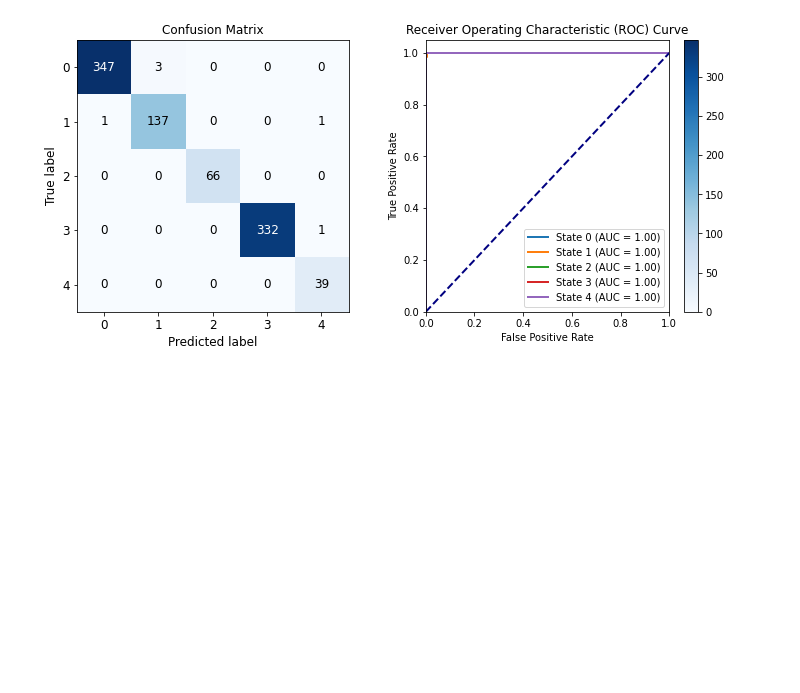
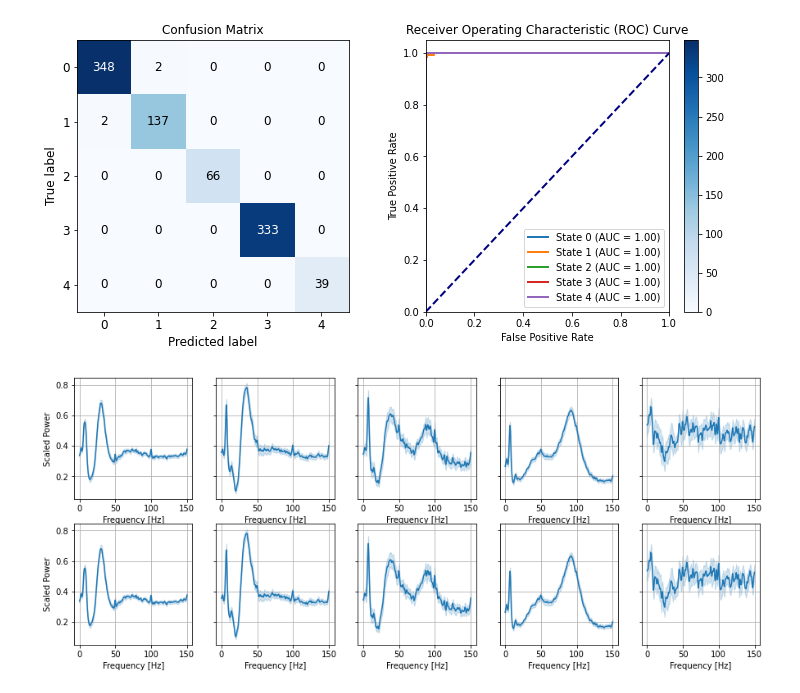
Before and after one commit to Barryjuait/Barryjuait, a Jupyter notebook: Dysk_MLP.ipynb, the cells around one changed output. Cells and saved outputs as stored; diff of their text form; code cells hidden in the pictures; blank space fills up the shorter version.

```diff
--- a/Dysk_MLP.ipynb
+++ b/Dysk_MLP.ipynb
@@ -156,7 +152,7 @@ for ix in range(4):
 
   sns.lineplot(data = melted, x = 'faxis', y = 'power_spectra', ax = ax[ix])
   ax[ix].set_xlabel('Frequency [Hz]')
-  ax[ix].set_ylabel('Power');
+  ax[ix].set_ylabel('Scaled Power');
   ax[ix].grid();
 plt.show();
 # %% [output]
@@ -204,16 +221,16 @@ num_classes = len(bStates);
 
 # Define the model
 input_layer = Input(shape=(num_features, 1), dtype = 'float32')  # shape of input data
-conv_layer1 = Conv1D(filters=100, kernel_size= 3, activation='relu')(input_layer)
-conv_layer2 = Conv1D(filters=100, kernel_size= 3, activation='relu')(conv_layer1)
+conv_layer1 = Conv1D(filters=100, kernel_size= 3, activation='relu', padding = 'same')(input_layer)
+conv_layer2 = Conv1D(filters=100, kernel_size= 3, activation='relu', padding = 'same')(conv_layer1)
 pool_layer1 = MaxPooling1D(pool_size=3)(conv_layer2)
-conv_layer3 = Conv1D(filters=160, kernel_size= 3, activation='relu')(pool_layer1)
-conv_layer4 = Conv1D(filters=160, kernel_size= 3, activation='relu')(conv_layer3)
+conv_layer3 = Conv1D(filters=100, kernel_size= 3, activation='relu', padding = 'same')(pool_layer1)
+conv_layer4 = Conv1D(filters=100, kernel_size= 3, activation='relu', padding = 'same')(conv_layer3)
 pool_layer2 = AveragePooling1D(pool_size=3)(conv_layer4)
 dropout_layer1 = Dropout(0.5)(pool_layer2)
 flatten_layer = Flatten()(dropout_layer1)
-dense1 = Dense(32, activation='relu')(flatten_layer)
-dense2 = Dense(64, activation='relu')(dense1)
+dense1 = Dense(64, activation='relu')(flatten_layer)
+dense2 = Dense(32, activation='relu')(dense1)
 dense3 = Dense(16, activation='relu')(dense2)
 dropout_layer2 = Dropout(0.2)(dense3)
 output_layer = Dense(units=num_classes, activation='softmax')(dropout_layer2)  # output layer with 10 units and softmax activation
@@ -424,5 +389,3 @@ R-squared for the validation set: 0.9924
-# %%
-a = pred_probs[:,0]
 # %%
 # Plot the confusion matrix and the ROC curve in the same figure
 fig, ax = plt.subplots(1, 2, figsize=(12, 5))
@@ -453,3 +416,42 @@ ax[1].legend(loc="lower right")
 plt.show()
 # %% [output]
 [figure]
+# %%
+fig, ax = plt.subplots(2,len(bStates),figsize = (15,6), sharey = True);
+X_testx = np.reshape(X_test, (X_test.shape[0], X_test.shape[1]))
+dummy = pd.DataFrame(X_testx);
+faxis = np.arange(0, 150.5, 0.5);
+
+for ix in range(len(bStates)):
+  a = dummy.loc[originalStates == ix,'0':'300'];
+  a.columns = faxis;
+  a = a.reset_index();
+
+  melted = a.melt(id_vars='index', var_name='faxis', value_name='power_spectra').sort_index('index')
+  melted.rename(columns={'index':'bindex'}, inplace=True);
+  melted.faxis = melted.faxis.astype('category');
+  melted.sort_values('bindex', inplace = True)
+
+  sns.lineplot(data = melted, x = 'faxis', y = 'power_spectra', ax = ax[0,ix])
+  ax[0,ix].set_xlabel('Frequency [Hz]')
+  ax[0,ix].set_ylabel('Scaled Power');
+  ax[0,ix].grid();
+
+  a = dummy.loc[predStates == ix,'0':'300'];
+  a.columns = faxis;
+  a = a.reset_index();
+
+  melted = a.melt(id_vars='index', var_name='faxis', value_name='power_spectra').sort_index('index')
+  melted.rename(columns={'index':'bindex'}, inplace=True);
+  melted.faxis = melted.faxis.astype('category');
+  melted.sort_values('bindex', inplace = True)
+
+  sns.lineplot(data = melted, x = 'faxis', y = 'power_spectra', ax = ax[1,ix])
+  ax[1,ix].set_xlabel('Frequency [Hz]')
+  ax[1,ix].set_ylabel('Scaled Power');
+  ax[1,ix].grid();
+
+
+plt.show();
+# %% [output]
+[figure, added]
```
Also changed, not shown: parts of 20 cells of this notebook.
